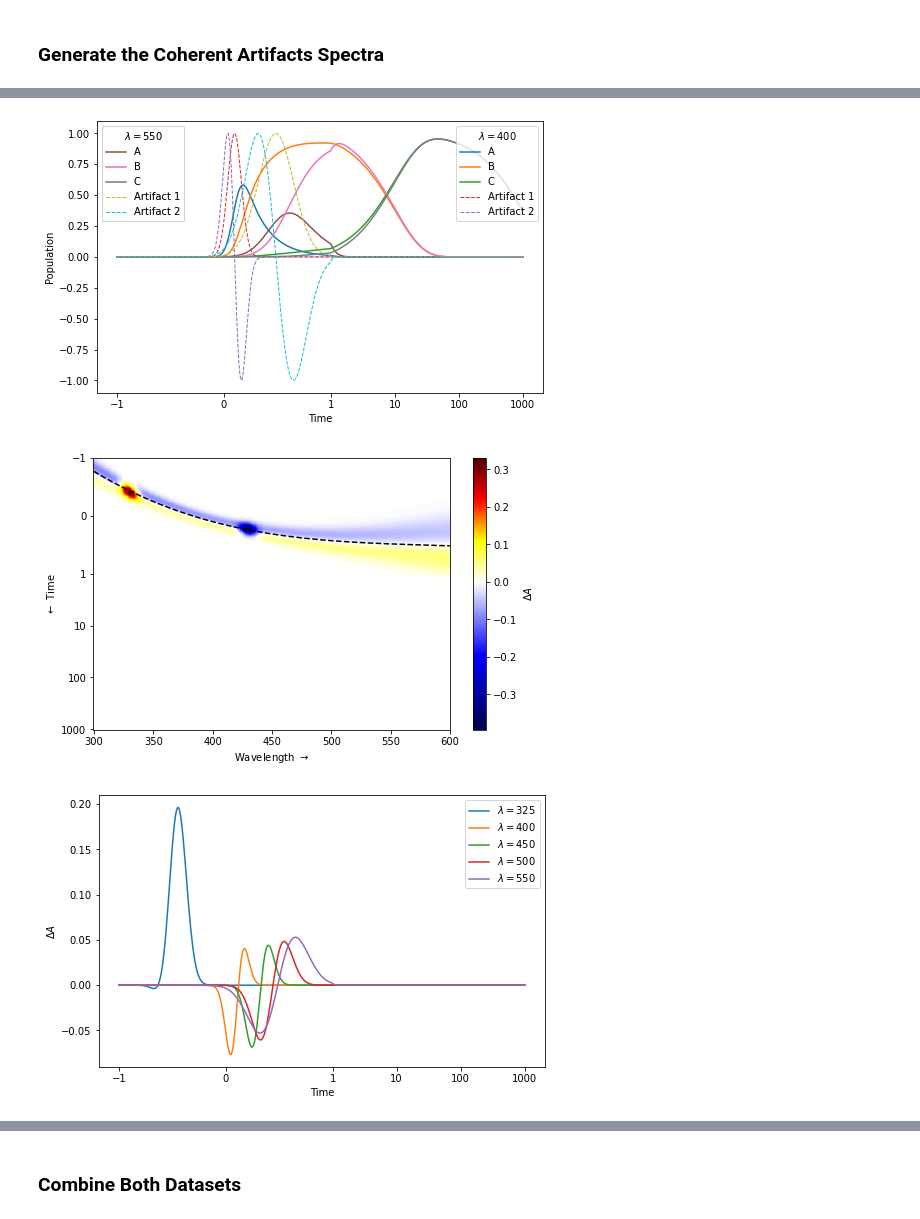
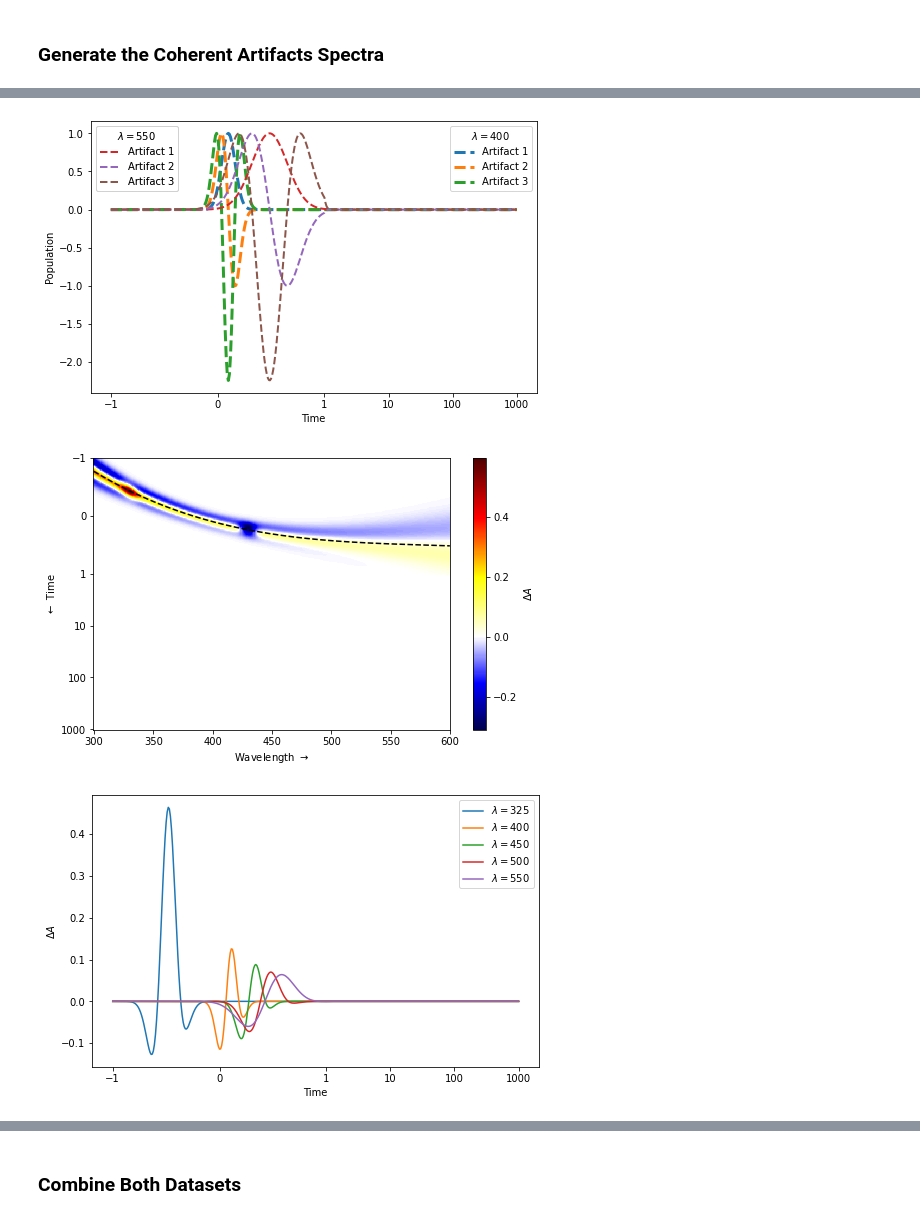
Before and after one commit to dmadea/Jupyter-Tutorials, a Jupyter notebook: Femto + LDM/Femto tutorial.ipynb, the cells around one changed output, grey strips where cells are left out. Drawn from its saved outputs; the diff is of its cells as text; code cells hidden in the pictures.

```diff
--- a/Femto + LDM/Femto tutorial.ipynb
+++ b/Femto + LDM/Femto tutorial.ipynb
@@ -410,7 +432,8 @@ def register_div_cmap(zmin: Union[int, float], zmax: Union[int, float]):  # colo
     cm.register_cmap('diverging', custom_cmap)
 
 
-def plot_matrix(times: np.ndarray, wavelengths: np.ndarray, D: np.ndarray, mu: Union[None, np.ndarray] = None, zlim=(None, None)):
+def plot_matrix(times: np.ndarray, wavelengths: np.ndarray, D: np.ndarray, mu: Union[None, np.ndarray] = None, zlim=(None, None),
+               title=''):
     """Plots the data matrix as heat map.
 
     Parameters
@@ -427,7 +450,7 @@ def plot_matrix(times: np.ndarray, wavelengths: np.ndarray, D: np.ndarray, mu: U
          Optional limits for the z axis.
     """
 
-    zmin, zmax = zlim[0] if zlim[0] is not None else D.min(), zlim[1] if zlim[1] is not None else D.max()
+    zmin, zmax = zlim[0] if zlim[0] is not None else np.nanmin(D), zlim[1] if zlim[1] is not None else np.nanmax(D)
 
     register_div_cmap(zmin, zmax)
 
@@ -443,6 +466,7 @@ def plot_matrix(times: np.ndarray, wavelengths: np.ndarray, D: np.ndarray, mu: U
     plt.ylabel('$\\leftarrow$ Time ')
     plt.gca().invert_yaxis()
     plt.yscale('symlog', linthresh=1, linscale=1)
+    plt.title(title)
     plt.gca().yaxis.set_major_formatter(ScalarFormatter())
     plt.show()
 
@@ -471,7 +495,6 @@ def plot_traces(times: np.ndarray, wavelengths: np.ndarray, D: np.ndarray, idxs:
     plt.show()
 
 
-
 plot_matrix(times, wavelengths, D)
 plot_traces(times, wavelengths, D)
 # %% [output]
@@ -552,8 +587,8 @@ def simulate_C(t: np.ndarray, K: np.ndarray, j: np.ndarray,
 
 
 def plot_populations(times: np.ndarray, wavelengths: np.ndarray, C: np.ndarray, idxs: Iterable = (100, 250),
-                     n_species=3):
-    """Plots the data matrix as heat map.
+                     n_species=3, only_artifacts: bool = False):
+    """Plots the populations of concentration tensor C at selected wavelengths, plots the artifacts as well if present.
 
     Parameters
     ----------
@@ -562,9 +597,11 @@ def plot_populations(times: np.ndarray, wavelengths: np.ndarray, C: np.ndarray,
     wavelengths :
         Array of wavelengths.
     C :
-         Concentration tensor.
+        Concentration tensor.
     idxs :
-         Indexes in wavelengths to plot.
+        Indexes in wavelengths to plot.
+    only_artifacts:
+        If only artifact spectra are provided in C tensor.
     """
 
     assert C.ndim == 3
@@ -574,10 +611,11 @@ def plot_populations(times: np.ndarray, wavelengths: np.ndarray, C: np.ndarray,
 
     lines = []
 
-    for w_idx in idxs:
+    for k, w_idx in enumerate(idxs):
         group = []
         for i in range(n_species):
-            group.append(plt.plot(times, C[w_idx, :, i])[0])
+            group.append(plt.plot(times, C[w_idx, :, i], lw=3 - 2*k/len(idxs),
+                                  ls='--' if only_artifacts else '-')[0])
         for i in range(n_species, C.shape[-1]):
             group.append(plt.plot(times, C[w_idx, :, i], ls='--', lw=1)[0])
         lines.append(group)
@@ -585,9 +623,12 @@ def plot_populations(times: np.ndarray, wavelengths: np.ndarray, C: np.ndarray,
     plt.xlabel('Time')
     plt.ylabel('Population')
     plt.xscale('symlog', linthresh=1, linscale=1.5)
-#     plt.ylim(-0.1, 1.1)
     plt.gca().xaxis.set_major_formatter(ScalarFormatter())
-    labels = species[:n_species] + [f'Artifact {i - n_species + 1}'  for i in range(n_species, C.shape[-1])]
+    if only_artifacts:
+        labels = [f'Artifact {i + 1}' for i in range(C.shape[-1])]
+    else:
+        labels = species[:n_species] + [f'Artifact {i - n_species + 1}' for i in range(n_species, C.shape[-1])]
+
     for i in range(len(lines)):
         leg = plt.legend(lines[i], labels, title=f'$\\lambda = {idxs[i] + wavelengths[0]}$', loc=i+1)
         plt.gca().add_artist(leg)
@@ -713,7 +755,7 @@ plt.show()
 ### Generate the Coherent Artifacts Spectra
 # %%
 # create a coh-spectra matrix, only 3 derivatives will be used
-S_COH = np.zeros((n_w, 2), dtype=np.float64)
+S_COH = np.zeros((n_w, 3), dtype=np.float64)
 
 # coherent artifacts spectra
 
@@ -722,7 +764,7 @@ S_COH[:, 0] = -0.36 * gauss(wavelengths, 430, 5) + 0.36 * gauss(wavelengths, 330
 
 # next signals simulates the cross-phase modulation
 S_COH[:, 1] = -0.06*np.exp(-(wavelengths - 300) * 0.0005)
-# S_COH[:, 2] = -0.16*np.exp(-(wavelengths - 300) * 0.009)
+S_COH[:, 2] = -0.16*np.exp(-(wavelengths - 300) * 0.009)
 
 # plot the gaussian derivatives
 for i in range(S_COH.shape[1]):
@@ -735,20 +777,14 @@ plt.show()
 # %%
 # simulate artifacts, including the chirp and plot the matrix
-C = simulate_C(times, K, j, tau, mu)
-C_COH = gaussian_derivatives(times, tau, mu, normalized=True)[:-2, ...]  # remove the last derivative
+C_COH = gaussian_derivatives(times, tau, mu, normalized=True)[:-1, ...]  # remove the last derivative
 C_COH = C_COH.transpose(1, 2, 0)  # transpose dimensions for batch matrix vector multiplication
-
-C_full = np.concatenate((C, C_COH), axis=-1)  # combine traces and artifacts
-S_full = np.concatenate((S, S_COH), axis=-1)
 
 D_COH = np.matmul(C_COH, S_COH[..., None]).squeeze().T
 
-plot_populations(times, wavelengths, C_full, idxs=(100, 250))
-
+plot_populations(times, wavelengths, C_COH, only_artifacts=True)
 plot_matrix(times, wavelengths, D_COH, mu)
 plot_traces(times, wavelengths, D_COH)
-plot_spectra(S_full)
 # %% [output]
-[figure, old version]
+[figure, new version]
-[figure, old version]
+[figure, new version]
-[figure, old version]
+[figure, new version]
```
Also changed, not shown: parts of 31 cells of this notebook, 2 other files.
